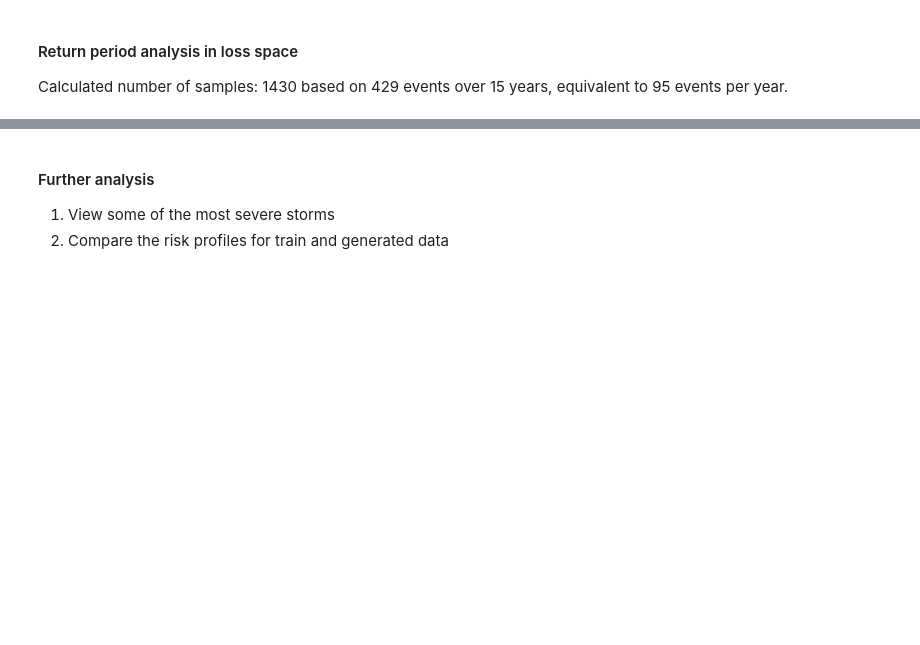
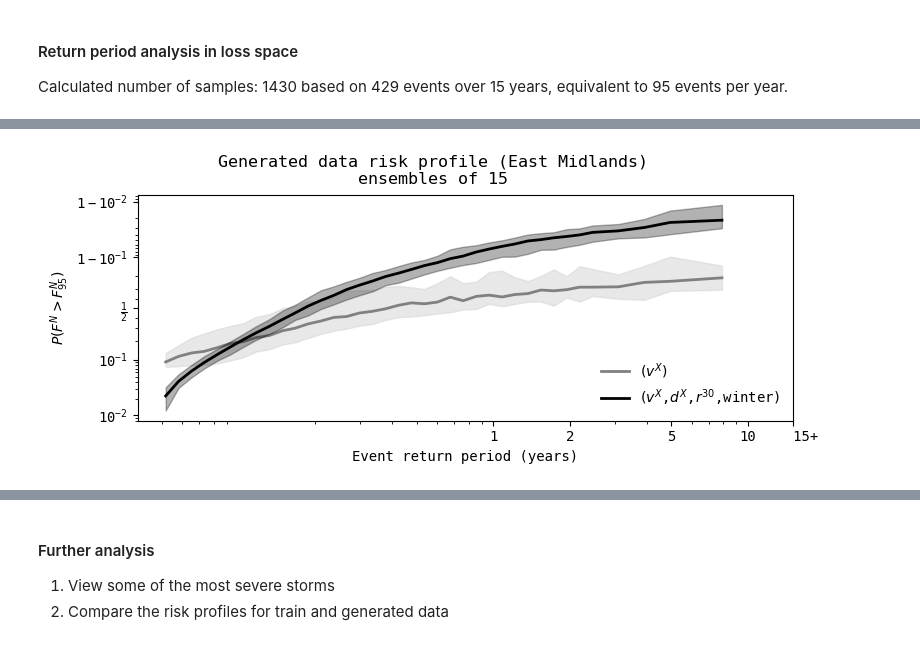
Before and after one commit to alisonpeard/hazGAN2, a Jupyter notebook: projects/poweruk_winter/analysis/risk_profiles.ipynb, the cells around one changed output, grey strips where cells are left out. Cells and saved outputs as stored; diff of their text form; code cells hidden in the pictures; blank space fills up the shorter version.

```diff
--- a/projects/poweruk_winter/analysis/risk_profiles.ipynb
+++ b/projects/poweruk_winter/analysis/risk_profiles.ipynb
@@ -463,0 +442,68 @@ data_agg.to_netcdf(os.path.join(
+# %%
+# Convert to DataFrame
+df = data_agg.to_dataframe().reset_index()
+
+# Remove infinite values for binning purposes
+df_finite = df[np.isfinite(df['return_period'])].copy()
+
+# Create logarithmically spaced bins for return periods
+bins = np.logspace(np.log10(df_finite['return_period'].min()),
+                   np.log10(df_finite['return_period'].max()),
+                   num=50)  # Adjust num for smoothness (30-100 is good)
+
+# Assign each point to a bin (use the bin center as the label)
+df_finite['return_period_binned'] = pd.cut(df_finite['return_period'], bins=bins)
+df_finite['return_period_center'] = df_finite['return_period_binned'].apply(lambda x: x.mid)
+
+# Calculate quartiles for each bin
+quartiles = df_finite.groupby('return_period_center').agg({
+    'outage_prob': ['median', lambda x: x.quantile(0.05), lambda x: x.quantile(0.95)],
+    'base_probs': ['median', lambda x: x.quantile(0.05), lambda x: x.quantile(0.95)]
+}).reset_index()
+
+# Flatten column names
+quartiles.columns = ['return_period',
+                     'outage_median', 'outage_q25', 'outage_q75',
+                     'base_median', 'base_q25', 'base_q75']
+
+# Remove NaN rows (empty bins)
+quartiles = quartiles.dropna()
+
+# Create the plot
+fig, ax = plt.subplots(1, figsize=(8, 3))
+
+# Plot the base data (grey) with IQR
+ax.fill_between(quartiles['return_period'],
+                quartiles['base_q25'],
+                quartiles['base_q75'],
+                color='lightgrey', alpha=0.5, zorder=0)
+ax.plot(quartiles['return_period'], quartiles['base_median'],
+        color='grey', linewidth=2, label=r"$(v^X)$", zorder=0)
+
+# Plot the full data (black) with IQR
+ax.fill_between(quartiles['return_period'],
+                quartiles['outage_q25'],
+                quartiles['outage_q75'],
+                color='black', alpha=0.3, zorder=1)
+ax.plot(quartiles['return_period'], quartiles['outage_median'],
+        color='black', linewidth=2,
+        label=fr"$(v^X$,$d^X$,$r^{{30}}$,{season})", zorder=1)
+
+ax.set_xscale("log")
+ticks = [1, 2, 5, 10, 20, 50, 100, 250, 500, 1000]
+rp_max = np.round(data_agg.return_period[data_agg.return_period < np.inf].max().item(), 0)
+ticks = [t for t in ticks if t <= rp_max]
+ax.set_xticks(ticks + [rp_max], labels=ticks + [f"   {rp_max:.0f}+"])
+ax.set_ylabel(r"$P(F^N>F^N_{95})$")
+ax.set_xlabel("Event return period (years)")
+ax.legend(loc="lower right", frameon=False)
+ax.set_yscale("logit")
+
+fig.tight_layout()
+fig.suptitle(f"{dataset.capitalize()} data risk profile ({region_of_interest})\nensembles of {ensemble_years}", y=1.08)
+
+fig.savefig(os.path.join(
+    wd, "results", "figures", f"riskprofile_{region_of_interest.lower()}_{season}_{dataset}"),
+           dpi=300, transparent=True, bbox_inches="tight")
+# %% [output]
+[figure, added]
```
Also changed, not shown: parts of 18 cells of this notebook, 3 other files.
